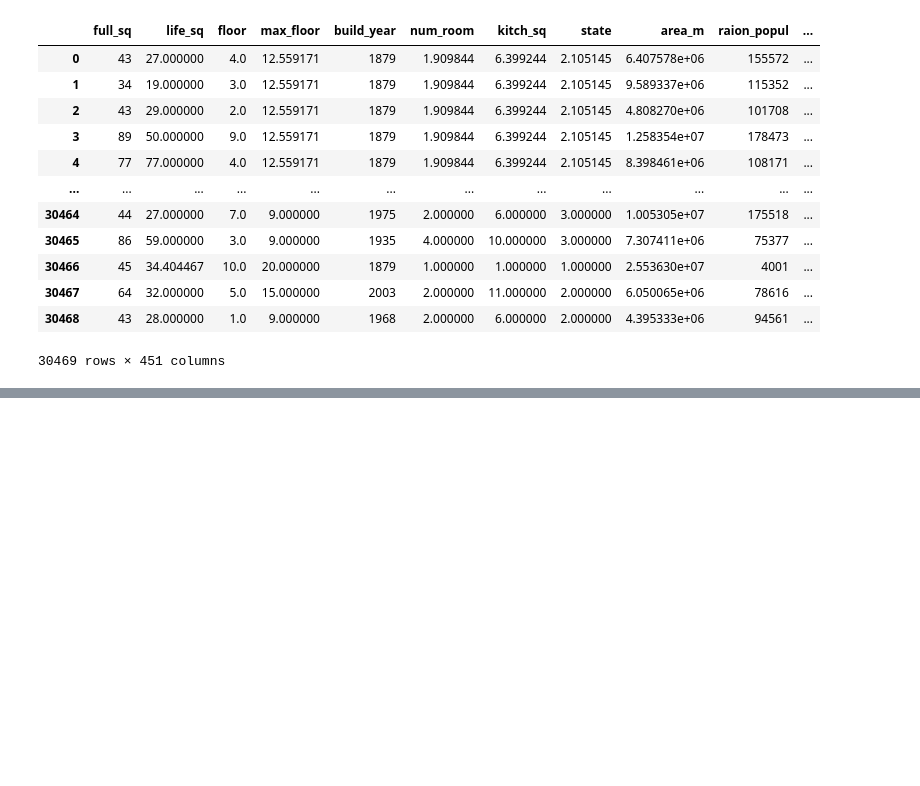
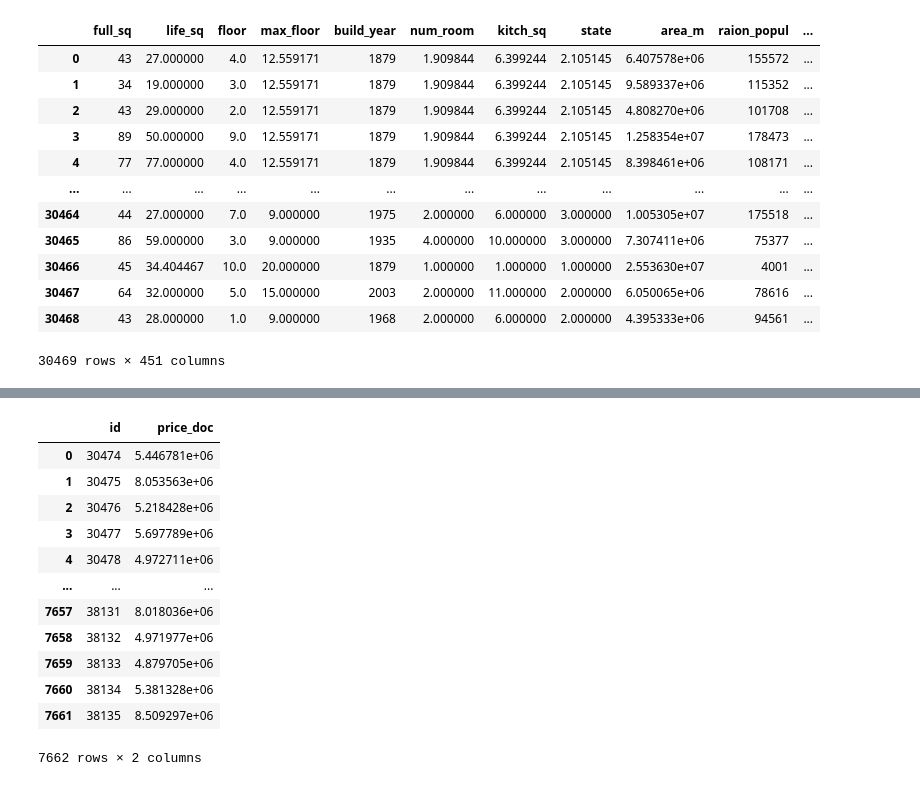
Before and after one commit to AndrewNYK/Sberbank-Market-Price-Prediction, a Jupyter notebook: Testing/lightgbm/hyperparam_tuning.ipynb, the cells around one changed output, grey strips where cells are left out. Cells and saved outputs as stored; diff of their text form; code cells hidden in the pictures; blank space fills up the shorter version.

```diff
--- a/Testing/lightgbm/hyperparam_tuning.ipynb
+++ b/Testing/lightgbm/hyperparam_tuning.ipynb
@@ -112,0 +114,12 @@ Best RMSE: 2549413.6181684
+# %%
+X = df_train.drop(['price_doc'], axis=1)
+y = df_train['price_doc']
+# %%
+params = study.best_params
+params["objective"] = "regression"
+params["metric"] = "rmse"
+params["verbosity"] = -1
+# %%
+model = lgb.LGBMRegressor(**params)
+
+model.fit(X, y)
@@ -112,0 +139,25 @@ Best RMSE: 2549413.6181684
+# %%
+df_test_copy = df_test.copy()
+
+df_test = df_test.drop(['id'], axis=1)
+# %%
+pred = model.predict(df_test)
+prediction_df = pd.DataFrame({
+    'id': df_test_copy['id'],
+    'price_doc': pred
+})
+prediction_df
+# %% [output]
+|  | id | price_doc |
+| 0 | 30474 | 5.446781e+06 |
+| 1 | 30475 | 8.053563e+06 |
+| 2 | 30476 | 5.218428e+06 |
+| 3 | 30477 | 5.697789e+06 |
+| 4 | 30478 | 4.972711e+06 |
+| ... | ... | ... |
+| 7657 | 38131 | 8.018036e+06 |
+| 7658 | 38132 | 4.971977e+06 |
+| 7659 | 38133 | 4.879705e+06 |
+| 7660 | 38134 | 5.381328e+06 |
+| 7661 | 38135 | 8.509297e+06 |
+7662 rows × 2 columns
```
Also changed, not shown: parts of 6 cells of this notebook, 5 other files.
